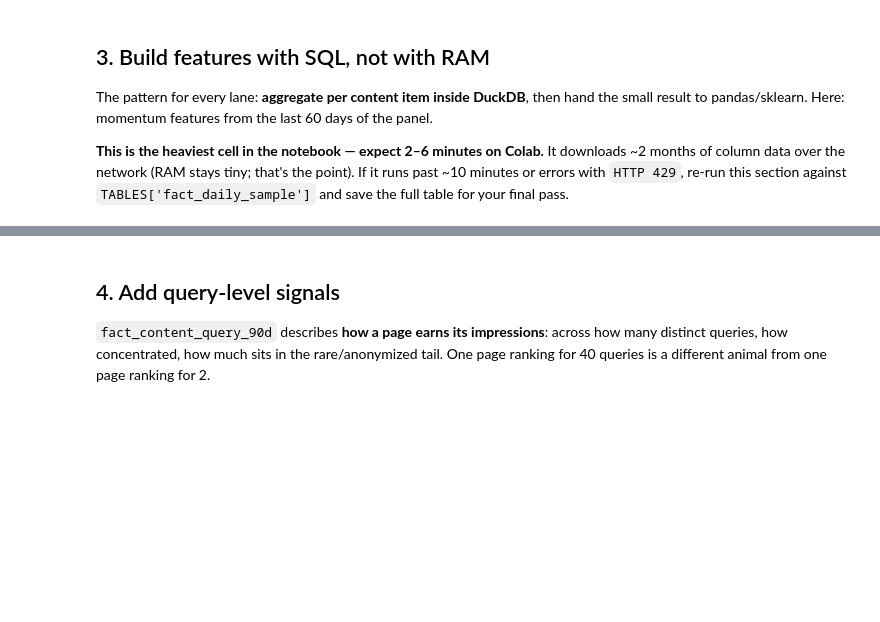
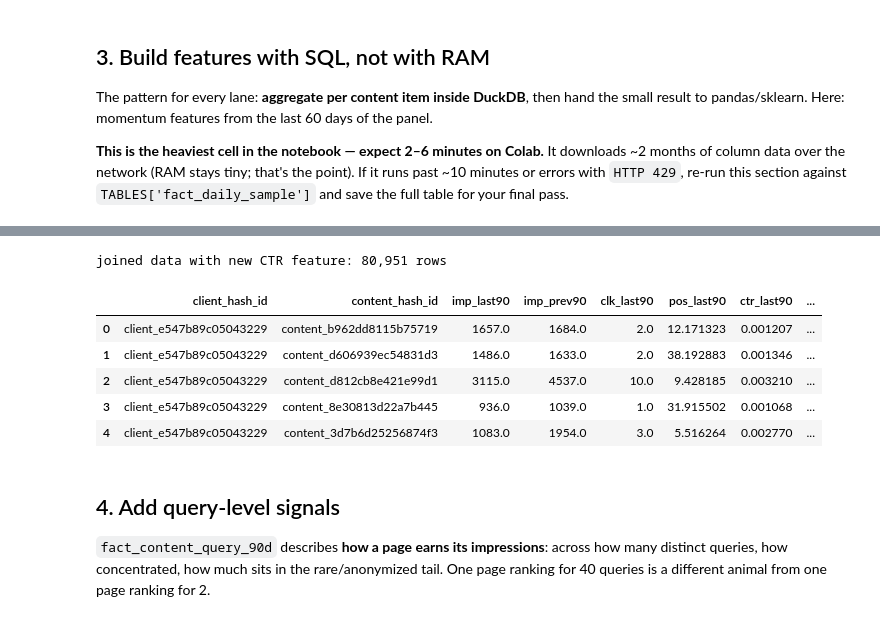
Before and after one commit to Muhammad-Ahmed-Sohal99/Project101, a Jupyter notebook: notebooks/03_working_with_the_full_release.ipynb, the cells around one changed output, grey strips where cells are left out. Drawn from its saved outputs; the diff is of its cells as text; code cells hidden in the pictures; blank space fills up the shorter version.

```diff
--- a/notebooks/03_working_with_the_full_release.ipynb
+++ b/notebooks/03_working_with_the_full_release.ipynb
@@ -91,14 +110,14 @@ features = con.sql(f"""
     ),
     windowed AS (
         SELECT f.client_hash_id, f.content_hash_id,
-               SUM(CASE WHEN f.report_date >  b.end_d - INTERVAL 30 DAY THEN f.gsc_impressions ELSE 0 END) AS imp_last30,
-               SUM(CASE WHEN f.report_date <= b.end_d - INTERVAL 30 DAY THEN f.gsc_impressions ELSE 0 END) AS imp_prev30,
-               SUM(CASE WHEN f.report_date >  b.end_d - INTERVAL 30 DAY THEN f.gsc_clicks ELSE 0 END)      AS clk_last30,
-               AVG(CASE WHEN f.report_date >  b.end_d - INTERVAL 30 DAY THEN f.gsc_avg_position END)       AS pos_last30
+               SUM(CASE WHEN f.report_date >  b.end_d - INTERVAL 90 DAY THEN f.gsc_impressions ELSE 0 END) AS imp_last90,
+               SUM(CASE WHEN f.report_date <= b.end_d - INTERVAL 90 DAY THEN f.gsc_impressions ELSE 0 END) AS imp_prev90,
+               SUM(CASE WHEN f.report_date >  b.end_d - INTERVAL 90 DAY THEN f.gsc_clicks ELSE 0 END)      AS clk_last90,
+               AVG(CASE WHEN f.report_date >  b.end_d - INTERVAL 90 DAY THEN f.gsc_avg_position END)       AS pos_last90
         FROM {TABLES['fact_daily']} f, bounds b
-        WHERE f.report_date > b.end_d - INTERVAL 60 DAY
+        WHERE f.report_date > b.end_d - INTERVAL 180 DAY -- 2x 90-day window for previous and current periods
         GROUP BY 1, 2
-        HAVING imp_prev30 >= 100
+        HAVING imp_prev90 >= 500
     )
     SELECT * FROM windowed
 """).df()
@@ -108,3 +135,19 @@ features.head()
+# %%
+features['ctr_last90'] = features['clk_last90'] / features['imp_last90']
+features['ctr_last90'] = features['ctr_last90'].fillna(0) # Handle cases with 0 impressions
+
+# Re-merge 'features' with 'qsignals' to create the updated 'data' DataFrame
+data = features.merge(qsignals, on='content_hash_id', how='left')
+print(f'joined data with new CTR feature: {len(data):,} rows')
+data.head()
+# %% [output]
+joined data with new CTR feature: 80,951 rows
+|  | client_hash_id | content_hash_id | imp_last90 | imp_prev90 | clk_last90 | pos_last90 | ctr_last90 | ... |
+| 0 | client_e547b89c05043229 | content_b962dd8115b75719 | 1657.0 | 1684.0 | 2.0 | 12.171323 | 0.001207 | ... |
+| 1 | client_e547b89c05043229 | content_d606939ec54831d3 | 1486.0 | 1633.0 | 2.0 | 38.192883 | 0.001346 | ... |
+| 2 | client_e547b89c05043229 | content_d812cb8e421e99d1 | 3115.0 | 4537.0 | 10.0 | 9.428185 | 0.003210 | ... |
+| 3 | client_e547b89c05043229 | content_8e30813d22a7b445 | 936.0 | 1039.0 | 1.0 | 31.915502 | 0.001068 | ... |
+| 4 | client_e547b89c05043229 | content_3d7b6d25256874f3 | 1083.0 | 1954.0 | 3.0 | 5.516264 | 0.002770 | ... |
 # %% [markdown]
 ## 4. Add query-level signals
 
```
Also changed, not shown: parts of 6 cells of this notebook.
